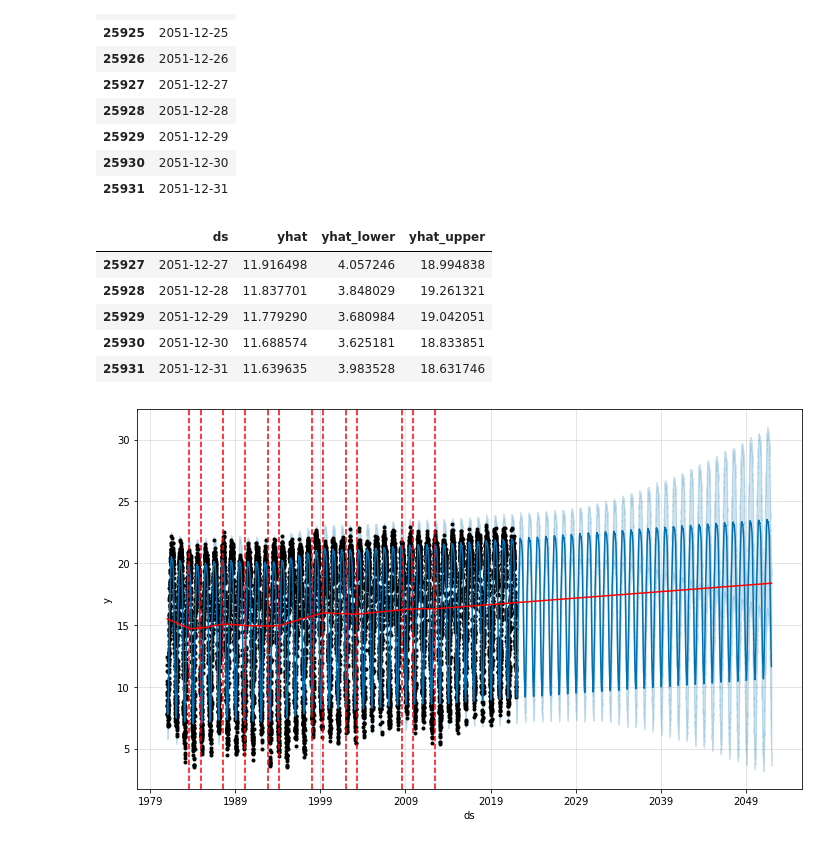
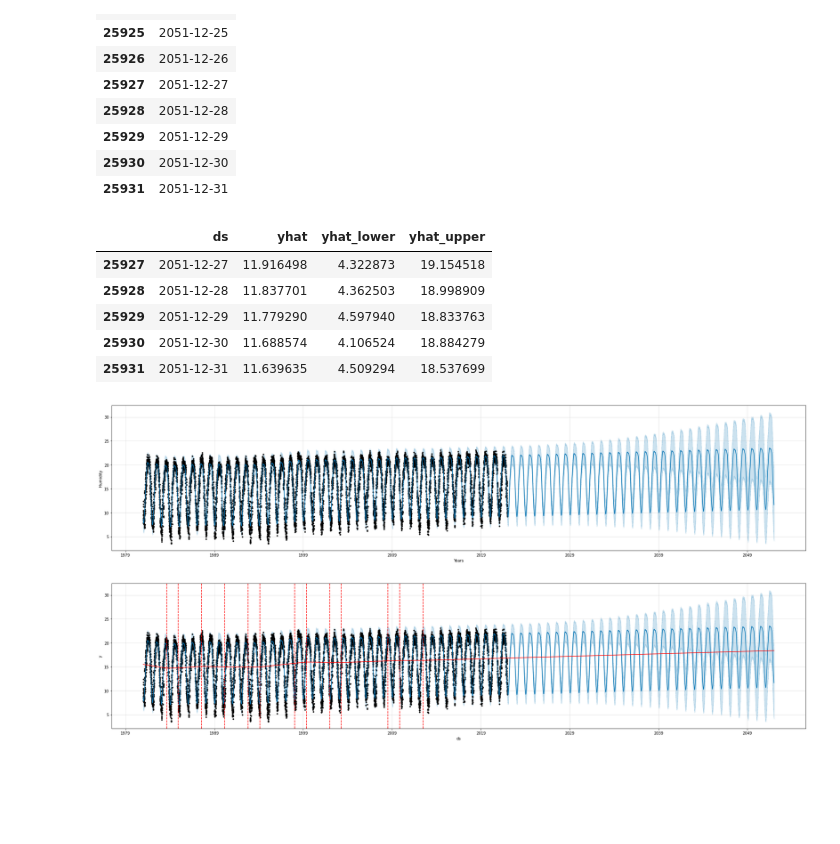
Before and after one commit to mohsin-riad/future-weather-forecasting, a Jupyter notebook: src/src.ipynb, the cells around one changed output. Drawn from its saved outputs; the diff is of its cells as text; code cells hidden in the pictures; blank space fills up the shorter version.

```diff
--- a/src/src.ipynb
+++ b/src/src.ipynb
@@ -21,5 +28,5 @@ from prophet.plot import add_changepoints_to_plot
 # %%
-df = pd.read_excel('weather data.xlsx')
+df = pd.read_excel('../dataset/weather data.xlsx')
 # %%
 df.head()
 # %% [output]
@@ -51,6 +60,6 @@ dtype: bool
 # %%
-df['Date'] = df[['Year', 'Monthy', 'Day']].astype(str).agg('-'.join, axis=1)
-df = df.drop(df[['Year', 'Monthy', 'Day']], axis=1)
+df['Date'] = df[['Year', 'Month', 'Day']].astype(str).agg('-'.join, axis=1)
+df = df.drop(df[['Year', 'Month', 'Day']], axis=1)
 df
 # %% [output]
 |  | Temperature Max | Temperature Min | Precipitation | Humidity | Wind Speed Max | Wind Speed Min | ... |
@@ -178,13 +179,23 @@ forecast = m.predict(future)
 forecast[['ds', 'yhat', 'yhat_lower', 'yhat_upper']].tail()
 # %% [output]
 |  | ds | yhat | yhat_lower | yhat_upper |
-| 25927 | 2051-12-27 | 11.916498 | 4.057246 | 18.994838 |
-| 25928 | 2051-12-28 | 11.837701 | 3.848029 | 19.261321 |
-| 25929 | 2051-12-29 | 11.779290 | 3.680984 | 19.042051 |
-| 25930 | 2051-12-30 | 11.688574 | 3.625181 | 18.833851 |
-| 25931 | 2051-12-31 | 11.639635 | 3.983528 | 18.631746 |
+| 25927 | 2051-12-27 | 11.916498 | 4.322873 | 19.154518 |
+| 25928 | 2051-12-28 | 11.837701 | 4.362503 | 18.998909 |
+| 25929 | 2051-12-29 | 11.779290 | 4.597940 | 18.833763 |
+| 25930 | 2051-12-30 | 11.688574 | 4.106524 | 18.884279 |
+| 25931 | 2051-12-31 | 11.639635 | 4.509294 | 18.537699 |
+# %%
+fig1 = m.plot(forecast, figsize=(26, 6))
+plt.grid(True, which='major', c='gray', ls='-', lw=1, alpha=0.2)
+plt.xlabel('Years')
+plt.ylabel('Humidity')
+plt.tight_layout()
+plt.show()
+# %% [output]
+[figure, added]
 # %%
-fig = m.plot(forecast)
+fig = m.plot(forecast,figsize=(26, 6))
+# fig = m.plot(forecast,figsize=(20, 12))
 a = add_changepoints_to_plot(fig.gca(), m, forecast)
 # %% [output]
-[figure, old version]
+[figure, new version]
```
Also changed, not shown: parts of 22 cells of this notebook.
